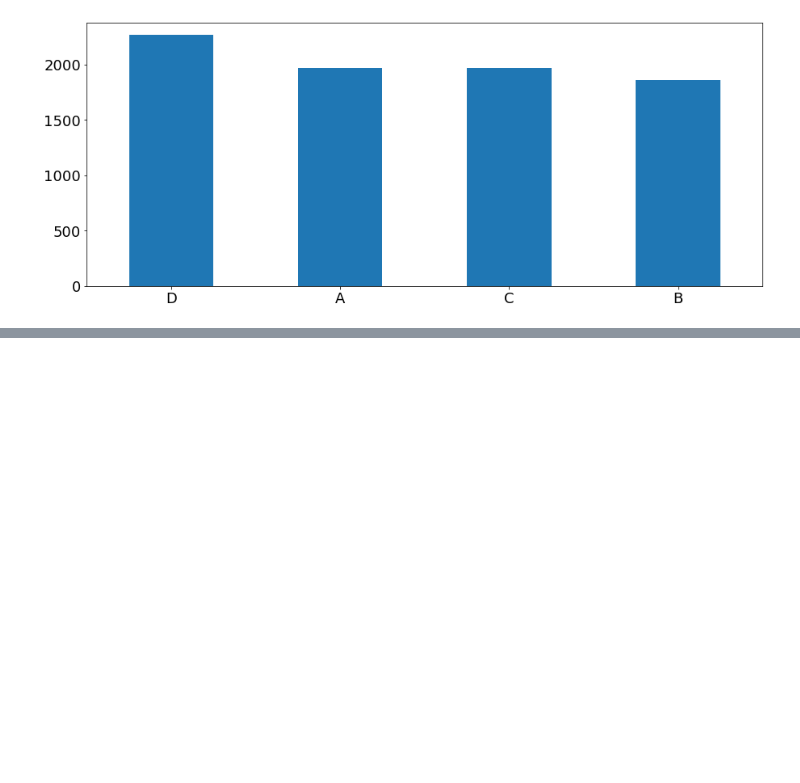
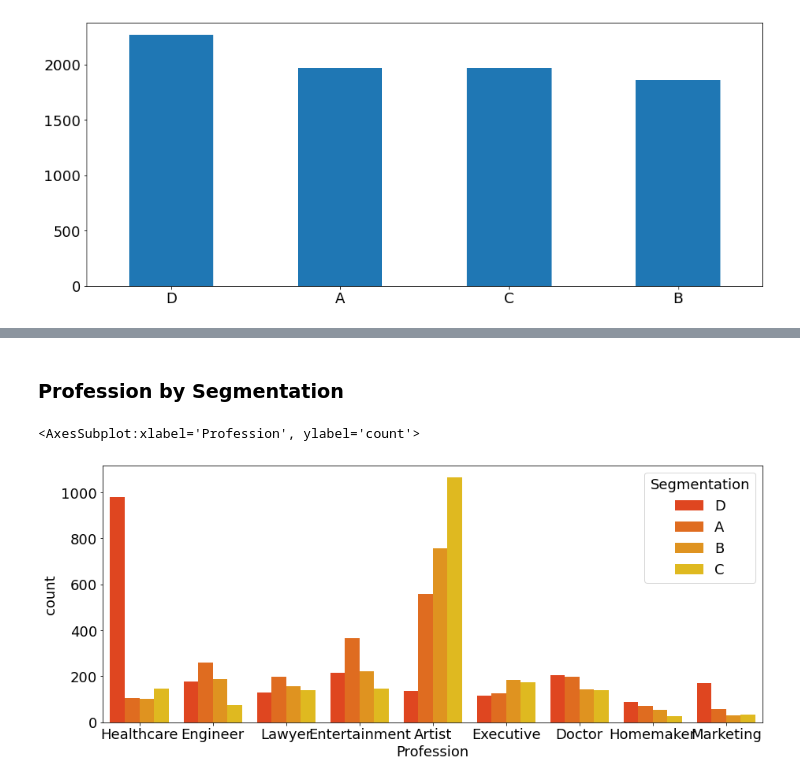
Before and after one commit to Yoyoyamato/customer-segmentation-classification, a Jupyter notebook: EDA.ipynb, the cells around one changed output, grey strips where cells are left out. Drawn from its saved outputs; the diff is of its cells as text; code cells hidden in the pictures; blank space fills up the shorter version.

```diff
--- a/EDA.ipynb
+++ b/EDA.ipynb
@@ -128,0 +154,7 @@ plt.show()
+# %% [markdown]
+### Profession by Segmentation
+# %%
+sns.countplot(x="Profession",hue="Segmentation",data=df,palette="autumn")
+# %% [output]
+<AxesSubplot:xlabel='Profession', ylabel='count'>
+[figure, added]
```
Also changed, not shown: parts of 12 cells of this notebook.
